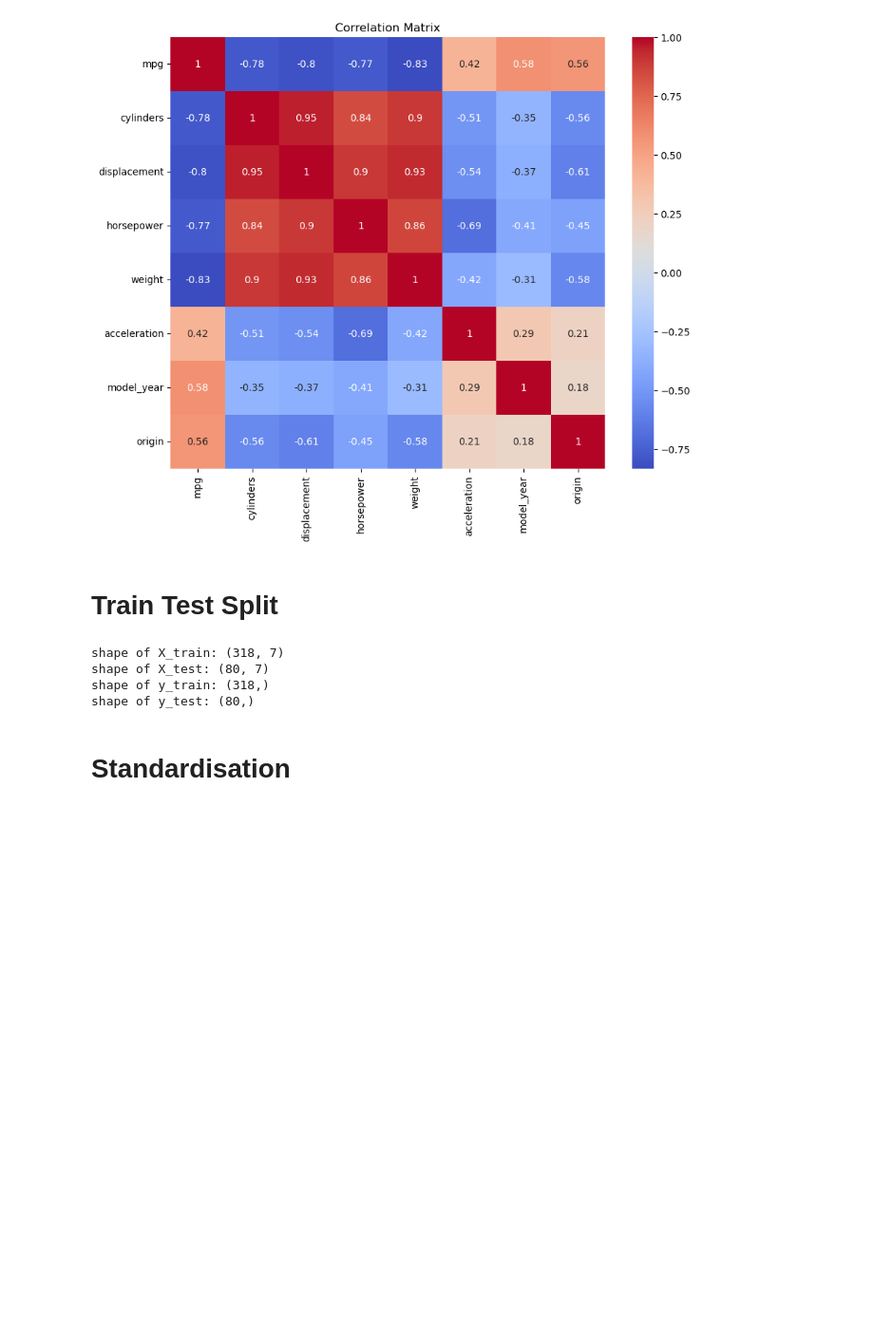
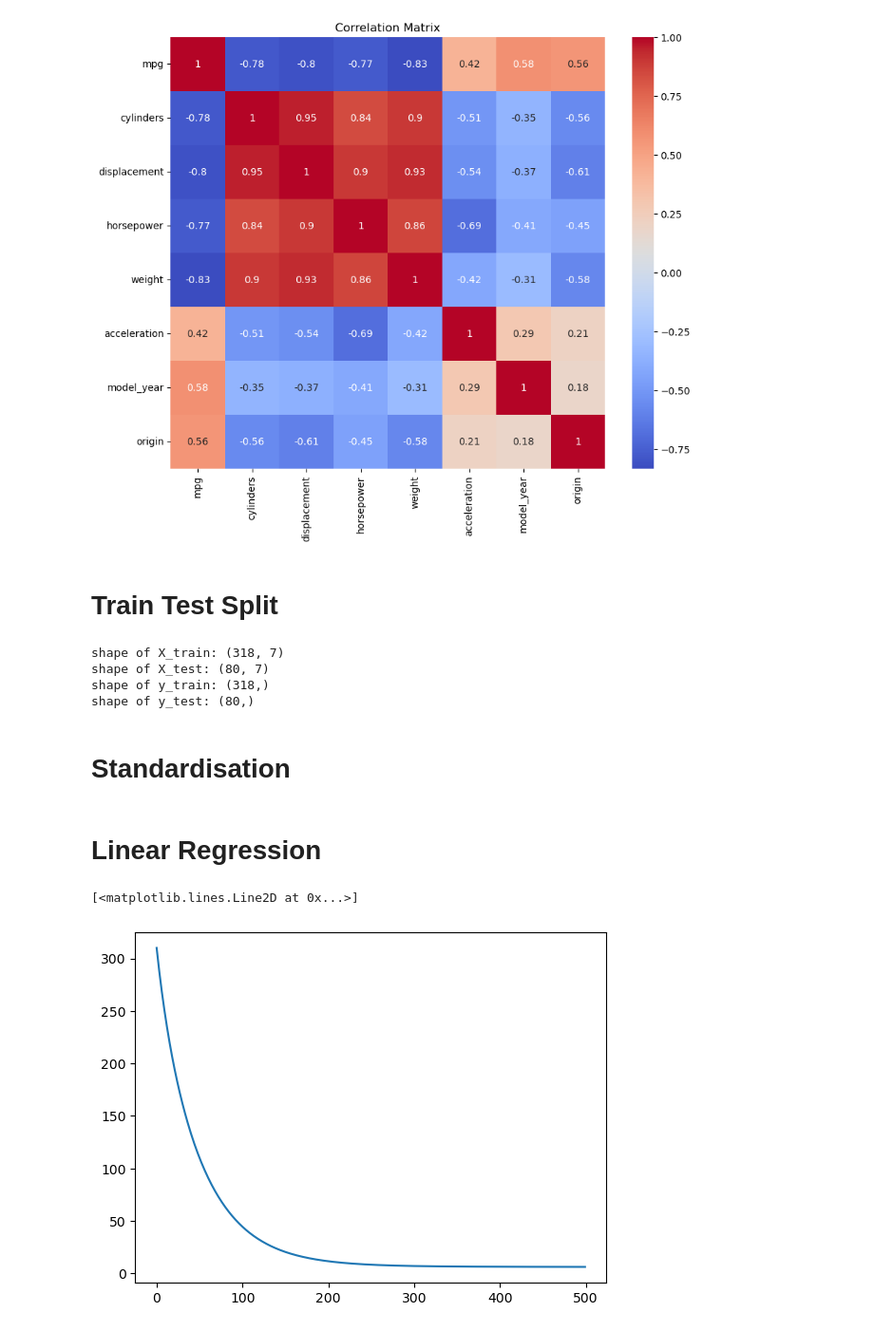
Before and after one commit to Harshan-Kurapati/Autompg, a Jupyter notebook: Untitled.ipynb, the cells around one changed output. Shown at 95% size. Drawn from its saved outputs; the diff is of its cells as text; code cells hidden in the pictures; blank space fills up the shorter version.

Commit message:
Manual Regression

```diff
--- a/Untitled.ipynb
+++ b/Untitled.ipynb
@@ -133,3 +133,39 @@ def standardise(x):
 
 X_train_S = standardise(X_train)
 X_test_S = standardise(X_test)
+# %% [markdown]
+# Linear Regression
+# %%
+X_train_S["bias"] = 1
+
+
+
+theta = np.zeros(X_train_S.shape[1])
+
+alpha = 0.01
+Iteration = 500
+m = len(X_train_S)
+
+cost_list = []
+Ite = []
+
+for i in range(Iteration):
+
+    h_theta = np.dot(X_train_S,theta)
+
+    cost = (1/(2*m))*(np.sum((h_theta - y_train)**2))
+
+    J_theta = (1/m) * (np.dot(X_train_S.transpose(), (h_theta - y_train)))
+
+    theta -= alpha*J_theta
+
+    cost_list.append(cost)
+    Ite.append(i)
+
+
+MSE = (1/m)
+# %%
+plt.plot(Ite, cost_list)
+# %% [output]
+[<matplotlib.lines.Line2D at 0x...>]
+[figure, added]
```
